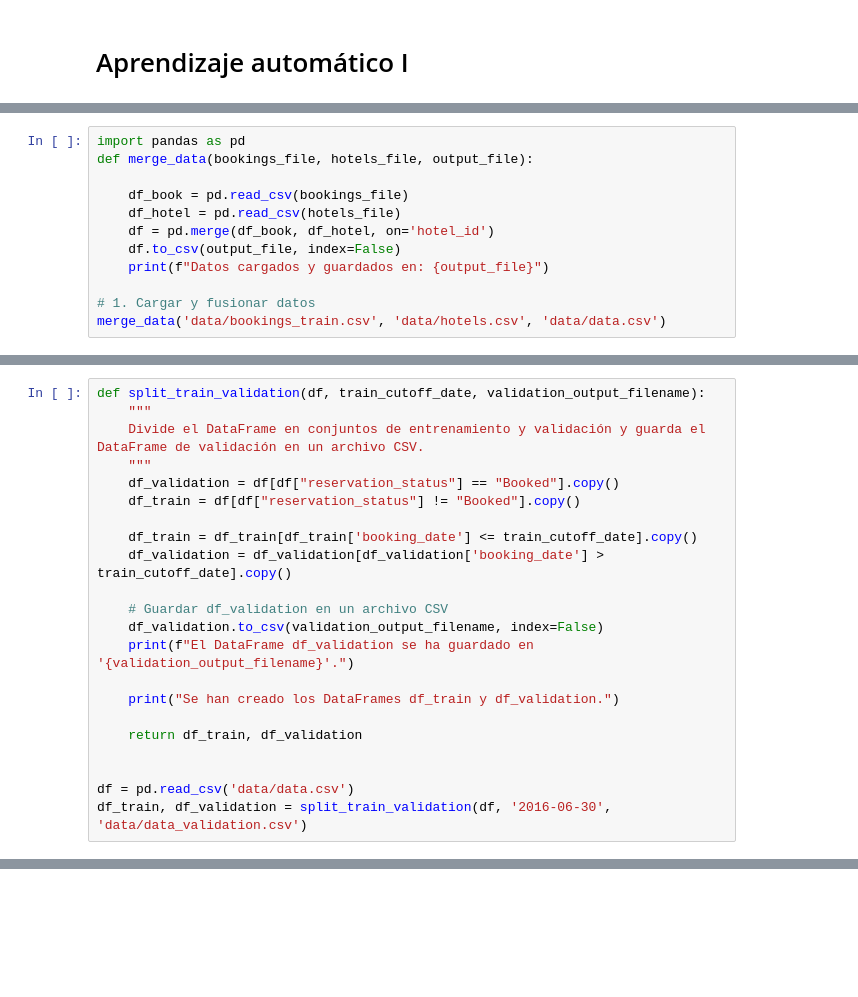
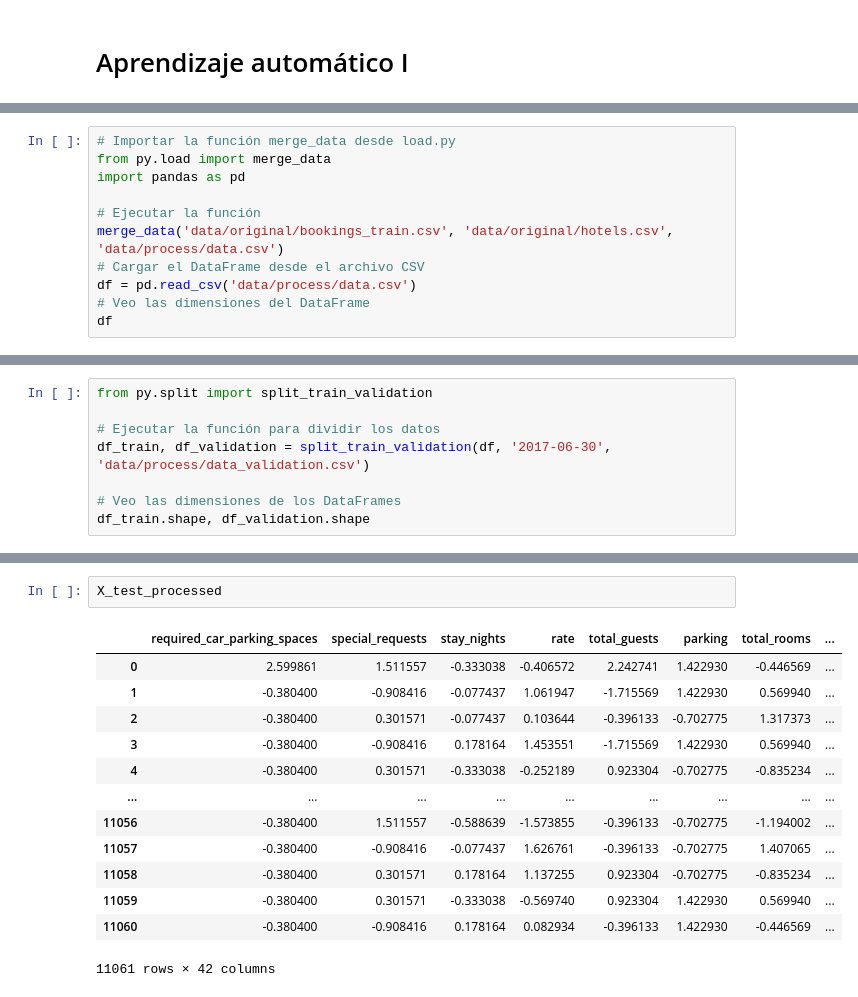
Before and after one commit to rperecam/MachineLearning, a Jupyter notebook: main.ipynb, the cells around one changed output, grey strips where cells are left out. Cells and saved outputs as stored; diff of their text form; blank space fills up the shorter version.

Commit message:
"Corrección de errores y creacin de los datos de entreno y test"

```diff
--- a/main.ipynb
+++ b/main.ipynb
@@ -3,14 +5,13 @@
 # %%
+# Importar la función merge_data desde load.py
+from py.load import merge_data
 import pandas as pd
-def merge_data(bookings_file, hotels_file, output_file):
 
-    df_book = pd.read_csv(bookings_file)
-    df_hotel = pd.read_csv(hotels_file)
-    df = pd.merge(df_book, df_hotel, on='hotel_id')
-    df.to_csv(output_file, index=False)
-    print(f"Datos cargados y guardados en: {output_file}")
-
-# 1. Cargar y fusionar datos
-merge_data('data/bookings_train.csv', 'data/hotels.csv', 'data/data.csv')
+# Ejecutar la función
+merge_data('data/original/bookings_train.csv', 'data/original/hotels.csv', 'data/process/data.csv')
+# Cargar el DataFrame desde el archivo CSV
+df = pd.read_csv('data/process/data.csv')
+# Veo las dimensiones del DataFrame
+df
 # %% [output]
 Datos cargados y guardados en: data/data.csv
@@ -17,25 +31,11 @@ Datos cargados y guardados en: data/data.csv
 # %%
-def split_train_validation(df, train_cutoff_date, validation_output_filename):
-    """
-    Divide el DataFrame en conjuntos de entrenamiento y validación y guarda el DataFrame de validación en un archivo CSV.
-    """
-    df_validation = df[df["reservation_status"] == "Booked"].copy()
-    df_train = df[df["reservation_status"] != "Booked"].copy()
+from py.split import split_train_validation
 
-    df_train = df_train[df_train['booking_date'] <= train_cutoff_date].copy()
-    df_validation = df_validation[df_validation['booking_date'] > train_cutoff_date].copy()
+# Ejecutar la función para dividir los datos
+df_train, df_validation = split_train_validation(df, '2017-06-30', 'data/process/data_validation.csv')
 
-    # Guardar df_validation en un archivo CSV
-    df_validation.to_csv(validation_output_filename, index=False)
-    print(f"El DataFrame df_validation se ha guardado en '{validation_output_filename}'.")
-
-    print("Se han creado los DataFrames df_train y df_validation.")
-
-    return df_train, df_validation
-
-
-df = pd.read_csv('data/data.csv')
-df_train, df_validation = split_train_validation(df, '2016-06-30', 'data/data_validation.csv')
+# Veo las dimensiones de los DataFrames
+df_train.shape, df_validation.shape
 # %% [output]
 El DataFrame df_validation se ha guardado en 'data/data_validation.csv'.
 Se han creado los DataFrames df_train y df_validation.
@@ -186,0 +209,16 @@ El DataFrame df_model se ha guardado en 'data_model.csv'
+# %%
+X_test_processed
+# %% [output]
+|  | required_car_parking_spaces | special_requests | stay_nights | rate | total_guests | parking | total_rooms | ... |
+| 0 | 2.599861 | 1.511557 | -0.333038 | -0.406572 | 2.242741 | 1.422930 | -0.446569 | ... |
+| 1 | -0.380400 | -0.908416 | -0.077437 | 1.061947 | -1.715569 | 1.422930 | 0.569940 | ... |
+| 2 | -0.380400 | 0.301571 | -0.077437 | 0.103644 | -0.396133 | -0.702775 | 1.317373 | ... |
+| 3 | -0.380400 | -0.908416 | 0.178164 | 1.453551 | -1.715569 | 1.422930 | 0.569940 | ... |
+| 4 | -0.380400 | 0.301571 | -0.333038 | -0.252189 | 0.923304 | -0.702775 | -0.835234 | ... |
+| ... | ... | ... | ... | ... | ... | ... | ... | ... |
+| 11056 | -0.380400 | 1.511557 | -0.588639 | -1.573855 | -0.396133 | -0.702775 | -1.194002 | ... |
+| 11057 | -0.380400 | -0.908416 | -0.077437 | 1.626761 | -0.396133 | -0.702775 | 1.407065 | ... |
+| 11058 | -0.380400 | 0.301571 | 0.178164 | 1.137255 | 0.923304 | -0.702775 | -0.835234 | ... |
+| 11059 | -0.380400 | 0.301571 | -0.333038 | -0.569740 | 0.923304 | 1.422930 | 0.569940 | ... |
+| 11060 | -0.380400 | -0.908416 | 0.178164 | 0.082934 | -0.396133 | 1.422930 | -0.446569 | ... |
+11061 rows × 42 columns
```
Also changed, not shown: parts of 10 cells of this notebook, 15 other files.
